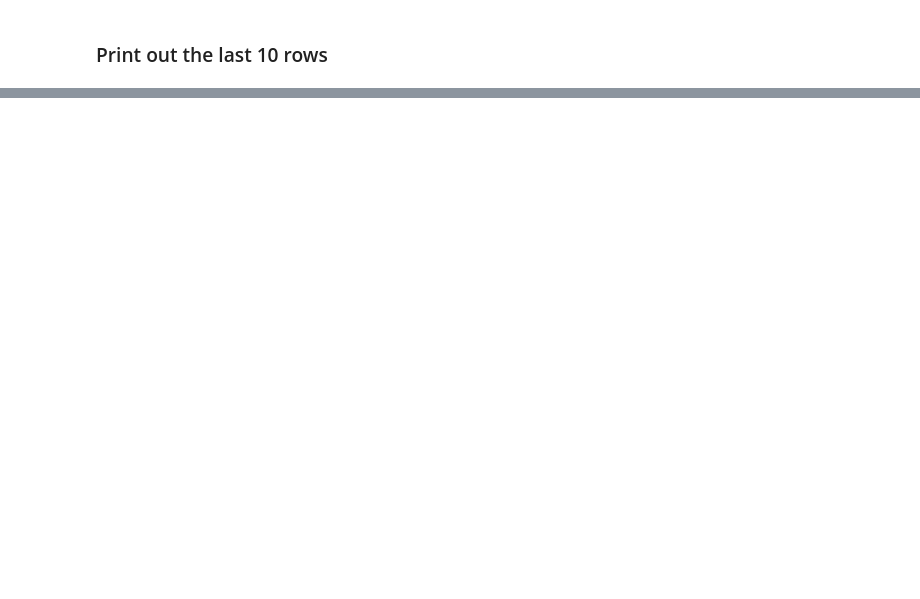
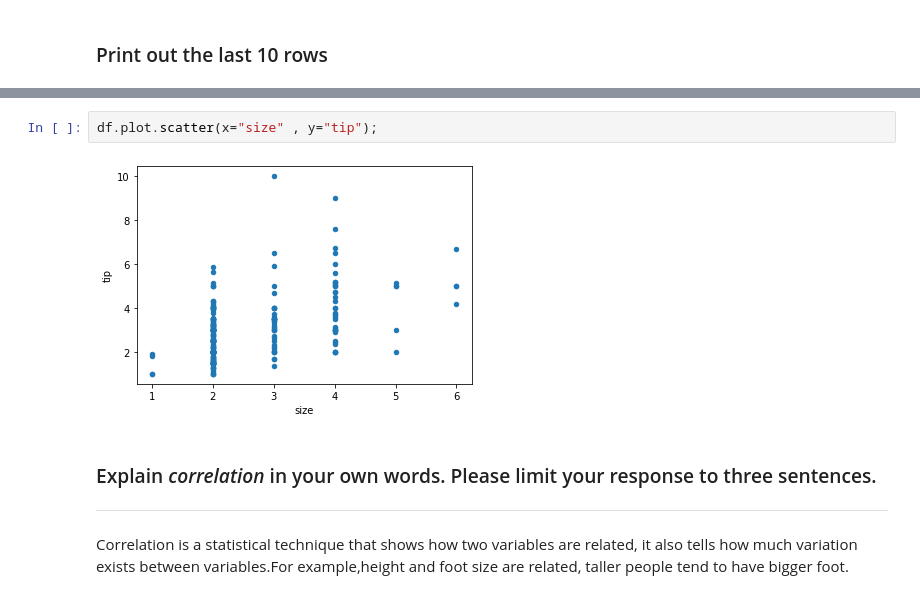
Before and after one commit to Stanmest/.ipynb, a Jupyter notebook: STANLEY_MBAH_1_2_ASSIGNMENT.ipynb, the cells around one changed output, grey strips where cells are left out. Saved outputs shown, nothing was run; the diff lists cells and outputs as text; blank space fills up the shorter version.

```diff
--- a/STANLEY_MBAH_1_2_ASSIGNMENT.ipynb
+++ b/STANLEY_MBAH_1_2_ASSIGNMENT.ipynb
@@ -182,0 +102,11 @@ The question below is _optional_. Only tackle it after you've completed the rest
+# %%
+df.plot.scatter(x="size" , y="tip");
+# %% [output]
+[figure, added]
+# %% [markdown]
+### Explain *correlation* in your own words. Please limit your response to three sentences.
+
+
+---
+# %% [markdown]
+Correlation is a statistical technique that shows how two variables are related, it also tells how much variation exists between variables.For example,height and foot size are related, taller people tend to have bigger foot.
```
Also changed, not shown: parts of 44 cells of this notebook.
